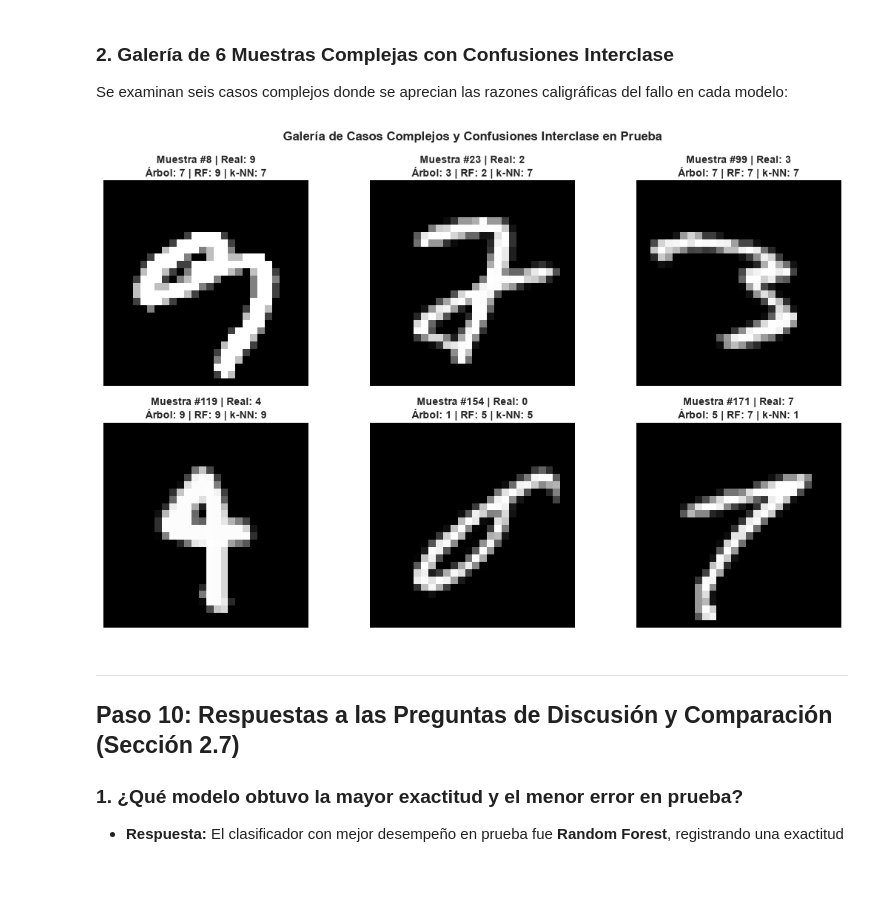
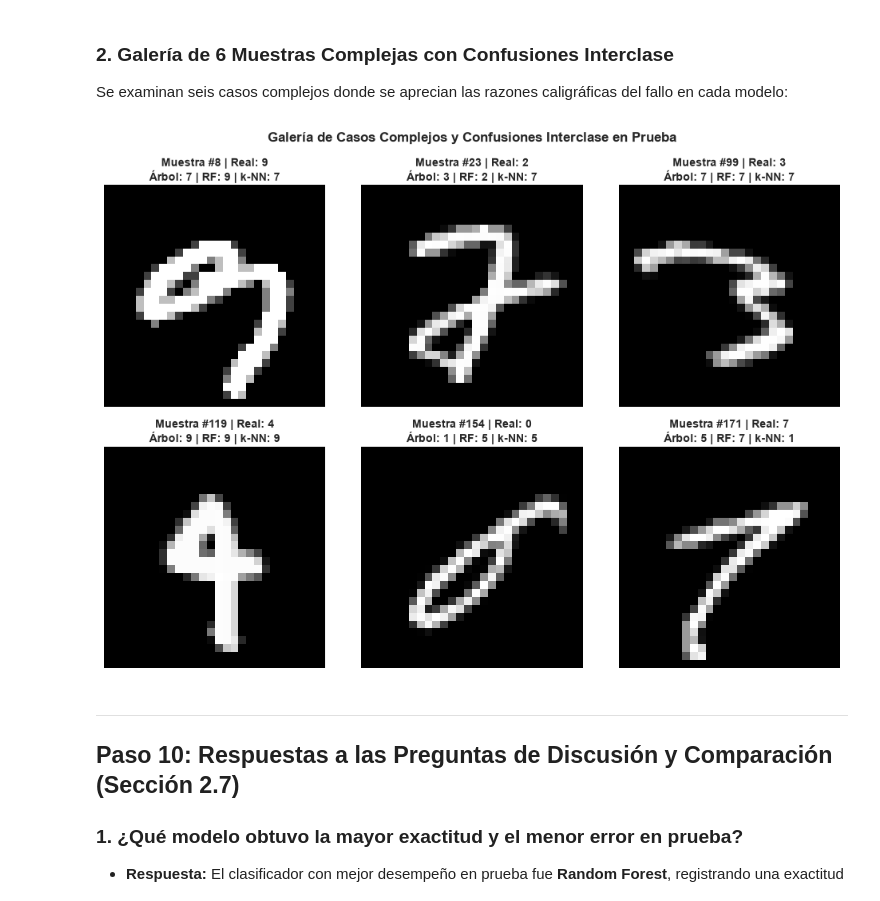
Before and after one commit to Josu-F1/Clasificacion_MNIST, a Jupyter notebook: Taller_APE_MNIST_Arbol_RandomForest_kNN.ipynb, the cells around one changed output. Drawn from its saved outputs; the diff is of its cells as text; code cells hidden in the pictures; blank space fills up the shorter version.

```diff
--- a/Taller_APE_MNIST_Arbol_RandomForest_kNN.ipynb
+++ b/Taller_APE_MNIST_Arbol_RandomForest_kNN.ipynb
@@ -401,35 +440,35 @@ errores_dt = (predicciones_pru["Árbol de decisión"] != y_pru)
 errores_rf = (predicciones_pru["Random Forest"] != y_pru)
 errores_knn = (predicciones_pru["k-NN"] != y_pru)
 
 fallos_varios = np.where((errores_dt & errores_rf) | (errores_rf & errores_knn) | (errores_dt & errores_knn))[0]
 seleccionados = []
 digitos_vistos = set()
 for idx in fallos_varios:
     d_real = int(y_pru[idx])
     if d_real not in digitos_vistos:
         seleccionados.append(idx)
         digitos_vistos.add(d_real)
     if len(seleccionados) == 6:
         break
 
 fig, axes = plt.subplots(2, 3, figsize=(11, 7))
 axes = axes.flatten()
 for i, idx in enumerate(seleccionados):
     real = int(y_pru[idx])
     p_dt = int(predicciones_pru["Árbol de decisión"][idx])
     p_rf = int(predicciones_pru["Random Forest"][idx])
     p_knn = int(predicciones_pru["k-NN"][idx])
 
     axes[i].imshow(X_pru[idx].reshape(28, 28), cmap="gray")
     titulo = f"Muestra #{idx} | Real: {real}\nÁrbol: {p_dt} | RF: {p_rf} | k-NN: {p_knn}"
     axes[i].set_title(titulo, fontsize=10, fontweight="bold", pad=4)
     axes[i].axis("off")
 
 plt.suptitle("Galería de Casos Complejos y Confusiones Interclase en Prueba", fontsize=12, fontweight="bold")
-plt.tight_layout()
+plt.savefig("images/ejemplos_mal_clasificados_grid.png", dpi=300, bbox_inches="tight")
 plt.show()
 # %% [output]
-[figure, old version]
+[figure, new version]
 # %% [markdown]
 ---
 ## Paso 10: Respuestas a las Preguntas de Discusión y Comparación (Sección 2.7)
```
Also changed, not shown: parts of 10 cells of this notebook, 18 other files.
